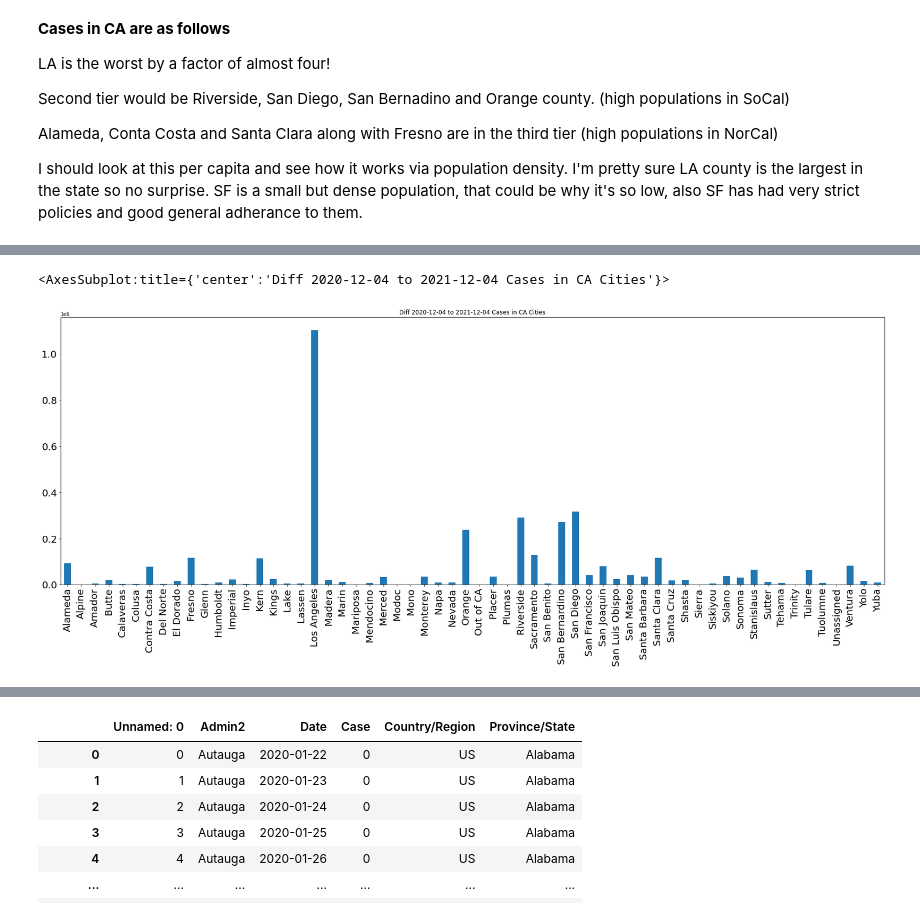
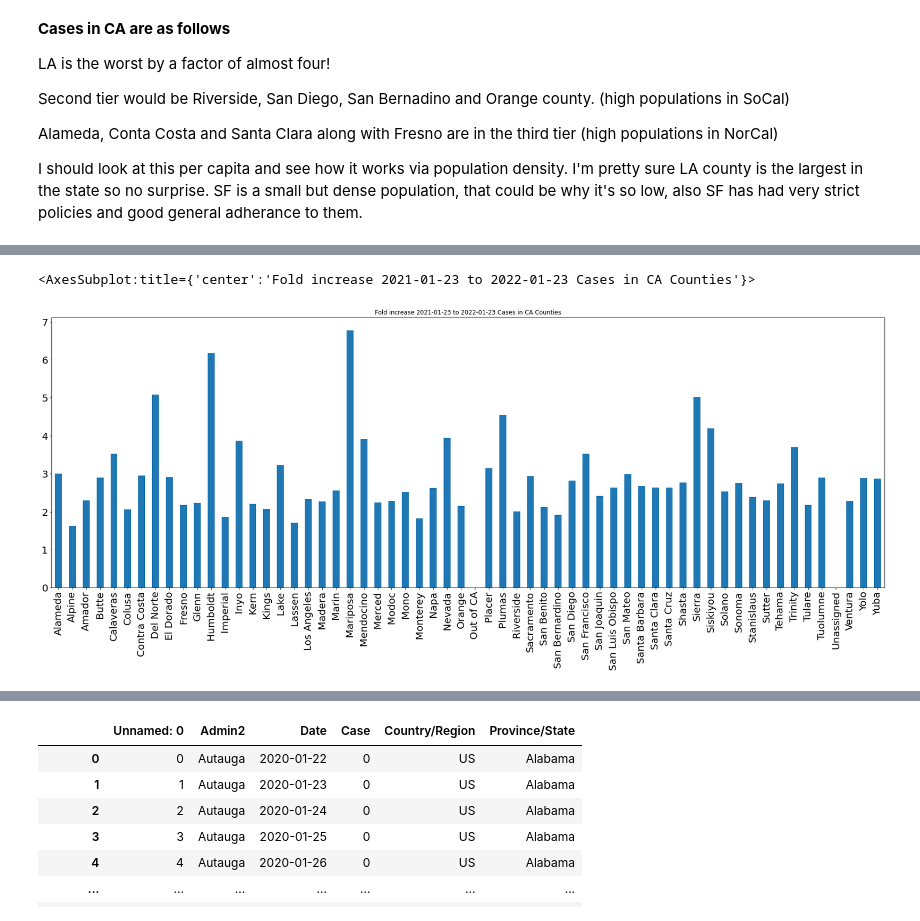
Before and after one commit to asullivan42/COVID_Bubble_Estimator, a Jupyter notebook: Data_Processing.ipynb, the cells around one changed output, grey strips where cells are left out. Saved outputs shown, nothing was run; the diff lists cells and outputs as text; code cells hidden in the pictures.

```diff
--- a/Data_Processing.ipynb
+++ b/Data_Processing.ipynb
@@ -51,8 +50,11 @@ f
 #Makes a list of all the files with the .csv ending
 files=[]
 for Type in f:
-    if Type.endswith('.csv'):
-        files.append(Type)
+    if Type.endswith('_csv.csv'):# Some of the files were _csv.csv  Lets get rid of them
+        continue
+
+    elif Type.endswith('.csv'):
+            files.append(Type)
 # %%
 files
 # %% [output]
@@ -101,8 +87,7 @@ dfs_names
 # Creats a dictionary with all my .cvs files so that I can analyze it with Pandas
 dfs={}
 for dfn,file in zip(dfs_names, files):
-    dfs[dfn] = pd.read_csv(file)
-    #print(dfs[dfn].shape)
-    #print(dfs[dfn].dtypes)
+    dfs[dfn] = pd.read_csv(dir_path + "\\" + file, index_col="Unnamed: 0")
+
 dfs.keys()
 # %% [output]
@@ -127,6 +151,6 @@ dfs["us_confirmed"]
 # %%
 # Get the US confirmed cases and make a DataFrame from them
-us_confirmed = pd.read_csv('us_confirmed.csv')
+us_confirmed = dfs["us_confirmed"].copy()
 # %%
 # Gets the data from California only
 Cal=us_confirmed[us_confirmed['Province/State']=='California']
@@ -190,10 +214,10 @@ dframe.plot.hist(title=('California'),figsize=(20,30), alpha=0.5)
 # %% [markdown]
 **So everyone has a bunch of days where ther are 0 outbdreaks, but only a few have 0.5x10^6 or 500,000 cases.  Only two counties have more than a million cases.**
 # %%
-California_Cities=[]
+California_Counties=[]
 for i in dframe.columns:
-    California_Cities.append(dframe[i])
-dframe_Cal=DataFrame(California_Cities)
+    California_Counties.append(dframe[i])
+dframe_Cal=DataFrame(California_Counties)
 # %%
 dframe_Cal
 # %% [output]
@@ -279,6 +318,6 @@ DataFrame(fig1).plot.bar(figsize=(30,20),fontsize=20)
 # %%
-fig2=dframe_Cal['2021-12-04']-dframe_Cal['2020-12-04']
-DataFrame(fig2).plot.bar(title='Diff 2020-12-04 to 2021-12-04 Cases in CA Cities',figsize=(30,10),legend=False,fontsize=20)
+fig3=dframe_Cal['2022-01-23']/dframe_Cal['2021-01-23']
+DataFrame(fig3).plot.bar(title='Fold increase 2021-01-23 to 2022-01-23 Cases in CA Counties',figsize=(30,10),legend=False,fontsize=20)
 # %% [output]
-<AxesSubplot:title={'center':'Diff 2020-12-04 to 2021-12-04 Cases in CA Cities'}>
+<AxesSubplot:title={'center':'Fold increase 2021-01-23 to 2022-01-23 Cases in CA Counties'}>
-[figure, old version]
+[figure, new version]
```
Also changed, not shown: parts of 53 cells of this notebook, 3 other files.
